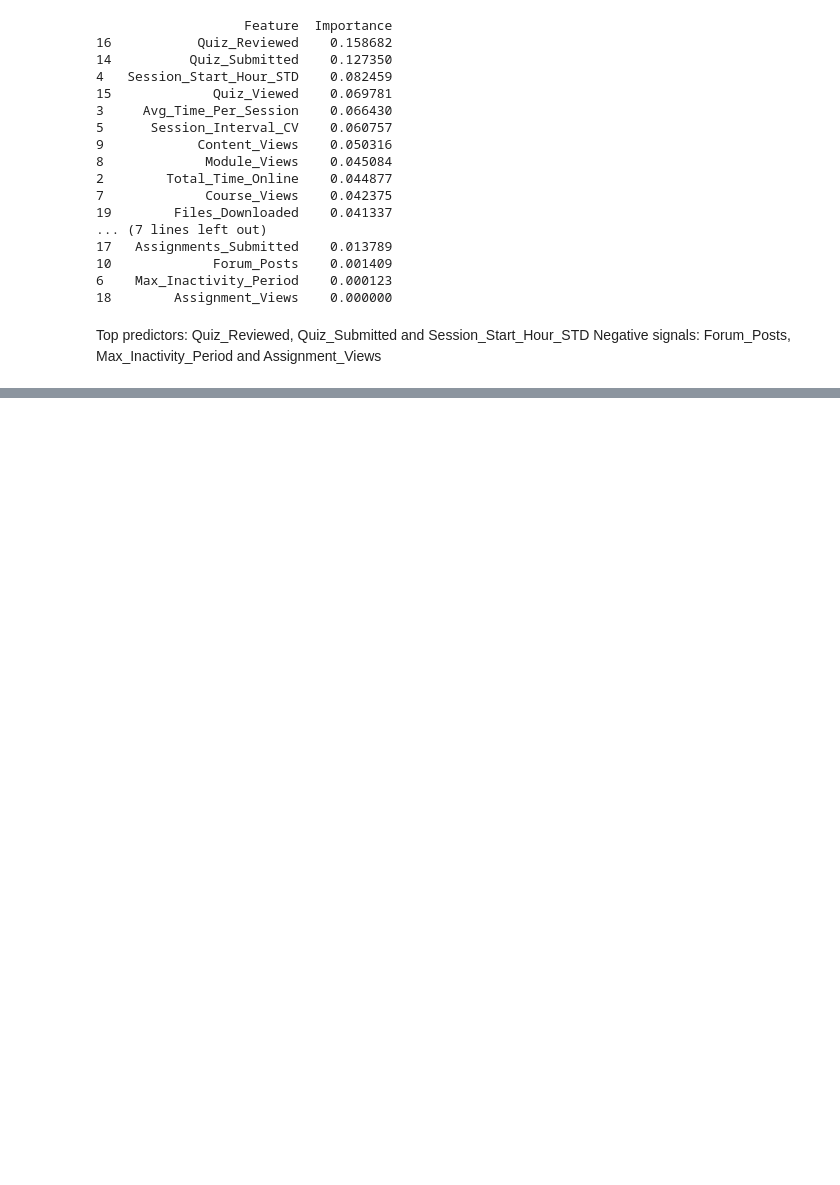
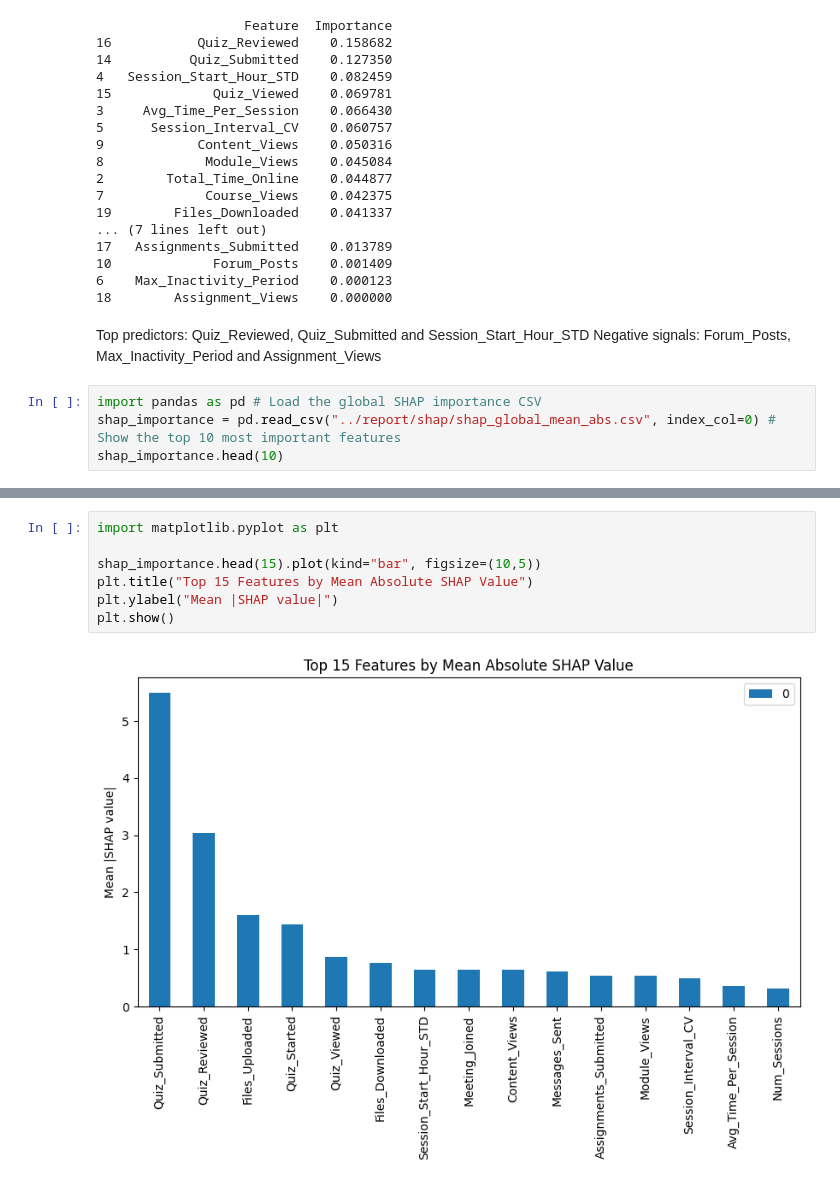
Before and after one commit to ctivir/moodle-analytics-pipeline, a Jupyter notebook: notebooks/04_feature_importance.ipynb, the cells around one changed output, grey strips where cells are left out. Drawn from its saved outputs; the diff is of its cells as text; blank space fills up the shorter version.

```diff
--- a/notebooks/04_feature_importance.ipynb
+++ b/notebooks/04_feature_importance.ipynb
@@ -35,3 +35,7 @@ print(importance_df)
 # %% [markdown]
 Top predictors: Quiz_Reviewed, Quiz_Submitted and Session_Start_Hour_STD
 Negative signals: Forum_Posts, Max_Inactivity_Period and Assignment_Views
+# %%
+import pandas as pd # Load the global SHAP importance CSV
+shap_importance = pd.read_csv("../report/shap/shap_global_mean_abs.csv", index_col=0) # Show the top 10 most important features
+shap_importance.head(10)
@@ -37,0 +54,9 @@ Negative signals: Forum_Posts, Max_Inactivity_Period and Assignment_Views
+# %%
+import matplotlib.pyplot as plt
+
+shap_importance.head(15).plot(kind="bar", figsize=(10,5))
+plt.title("Top 15 Features by Mean Absolute SHAP Value")
+plt.ylabel("Mean |SHAP value|")
+plt.show()
+# %% [output]
+[figure, added]
```
Also changed, not shown: parts of 1 cell of this notebook, 14 other files.
